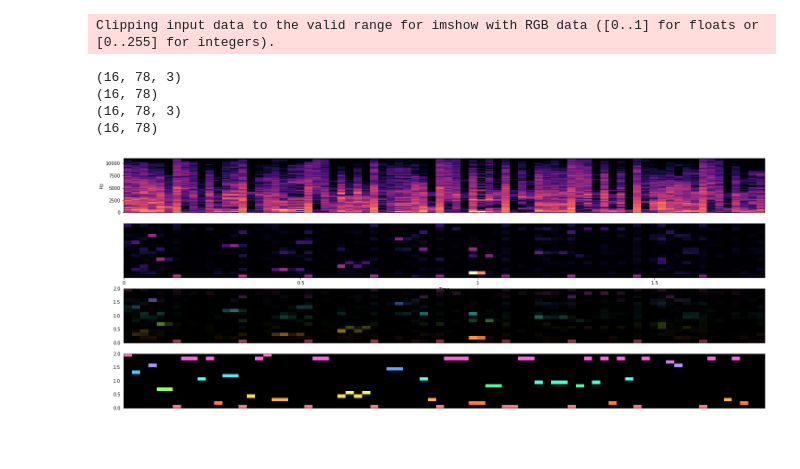
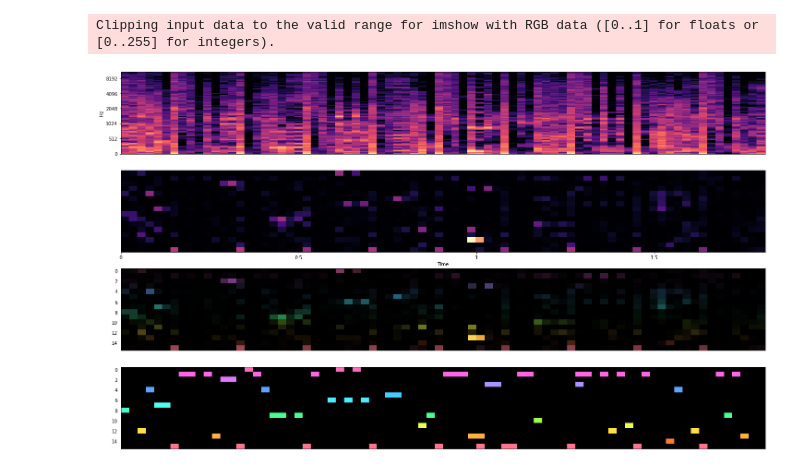
Before and after one commit to jonnor/machinehearing, a Jupyter notebook: handson/music-decomposition-atoms/Decompose.ipynb, the cells around one changed output. Cells and saved outputs as stored; diff of their text form; code cells hidden in the pictures; blank space fills up the shorter version.

Commit message:
music-decomposition: Fix variable errors, include test data

```diff
--- a/handson/music-decomposition-atoms/Decompose.ipynb
+++ b/handson/music-decomposition-atoms/Decompose.ipynb
@@ -36,75 +14,90 @@ comps, acts = librosa.decompose.decompose(S, transformer=T, sort=False)
 # %%
 
-import skimage.io
+def decompose_audio(y, sr, bpm, per_beat=8,
+                    n_components=16, n_mels=128, fmin=200, fmax=6000):
+    """
+    Decompose audio using NMF spectrogram decomposition,
+    using a fixed number of frames per beat (@per_beat) for a given @bpm
+    NOTE: assumes audio to be aligned to the beat
+    """
+
+    interval = (60/bpm)/per_beat
+    T = sklearn.decomposition.NMF(n_components)
+    S = numpy.abs(librosa.feature.melspectrogram(y, hop_length=int(sr*interval), n_mels=128, fmin=200, fmax=6000))
+
+    comps, acts = librosa.decompose.decompose(S, transformer=T, sort=True)
+    return S, comps, acts
+
+
 
 def plot_colorized_activations(acts, ax, hop_length=None, sr=None, value_mod=1.0):
 
-    #hsv = skimage.color.rgb2hsv(skimage.color.gray2rgb(acts))
     hsv = numpy.stack([
         numpy.ones(shape=acts.shape),
         numpy.ones(shape=acts.shape),
         acts,
     ], axis=-1)
-    print(hsv.shape)
 
+    # Set hue based on a palette
     colors = seaborn.color_palette("husl", hsv.shape[0])
     for row_no in range(hsv.shape[0]):
         c = colors[row_no]
         c = skimage.color.rgb2hsv(numpy.stack([c]))[0]
         hsv[row_no, :, 0] = c[0]
         hsv[row_no, :, 1] = c[1]
-        #hsv[row_no, :, 2] *= value_mod
         hsv[row_no, :, 2] *= value_mod
-        #print(colors[row_no])
 
     colored = skimage.color.hsv2rgb(hsv)
+
+    # use same kind of order as librosa.specshow
     flipped = colored[::-1, :, :]
 
-    print(acts.shape)
-
-    ax.imshow(flipped, extent=[0, 32, 0, 2.0])
-    #ax.set_xticks(numpy.linspace(0, flipped.shape[1]-1, flipped.shape[1]-1))
+    ax.imshow(flipped)
     ax.set(aspect='auto')
 
     ax.tick_params(axis='x',
         which='both',
         bottom=False,
         top=False,
         labelbottom=False)
 
     ax.tick_params(axis='both',
         which='both',
         bottom=False,
         left=False,
         top=False,
         labelbottom=False)
 
 
-import matplotlib.pyplot as plt
+def plot_activations(S, acts):
+    fig, ax = plt.subplots(nrows=4, ncols=1, figsize=(25, 15), sharex=False)
 
-fig, ax = plt.subplots(nrows=4, ncols=1, figsize=(25, 10), sharex=False)
+    # spectrogram
+    db = librosa.amplitude_to_db(S, ref=numpy.max)
+    librosa.display.specshow(db, ax=ax[0], y_axis='mel')
 
-librosa.display.specshow(librosa.amplitude_to_db(S, ref=numpy.max), ax=ax[0], y_axis='linear')
+    # original activations
+    librosa.display.specshow(acts, x_axis='time', ax=ax[1])
 
+    # colorize
+    plot_colorized_activations(acts, ax=ax[2], value_mod=3.0)
 
-librosa.display.specshow(acts, x_axis='time', ax=ax[1])
+    # thresholded
+    norm = acts / numpy.quantile(acts, 0.90, axis=0, keepdims=True)
+    threshold = numpy.quantile(norm, 0.95)
+    plot_colorized_activations((norm > threshold).astype(float), ax=ax[3], value_mod=1.0)
+    return fig
 
-a = pandas.Series(acts.flatten())
-threshold = a.quantile(0.90)
+def main():
+    audio_file = 'short.wav'
+    audio_bpm = 130
+    sr = 22050
+    audio, sr = librosa.load(audio_file, sr=sr)
+    S, comps, acts = decompose_audio(y=audio, sr=sr, bpm=audio_bpm)
+    fig = plot_activations(S, acts)
+    fig.savefig('plot.png', transparent=False)
 
-
-#librosa.display.specshow(norm < threshold, x_axis='time', ax=ax[2])
-
-plot_colorized_activations(acts, ax=ax[2], value_mod=3.0)
-
-# thresholded
-norm = acts / numpy.quantile(acts, 0.95, axis=0, keepdims=True)
-threshold = numpy.quantile(norm, 0.95)
-plot_colorized_activations((norm > threshold).astype(float), ax=ax[3], value_mod=1.0)
+main()
 # %% [output]
 Clipping input data to the valid range for imshow with RGB data ([0..1] for floats or [0..255] for integers).
-(16, 78, 3)
-(16, 78)
-(16, 78, 3)
-(16, 78)
-[figure, old version]
+[figure, new version]
```
Also changed, not shown: parts of 7 cells of this notebook, 1 other file.
